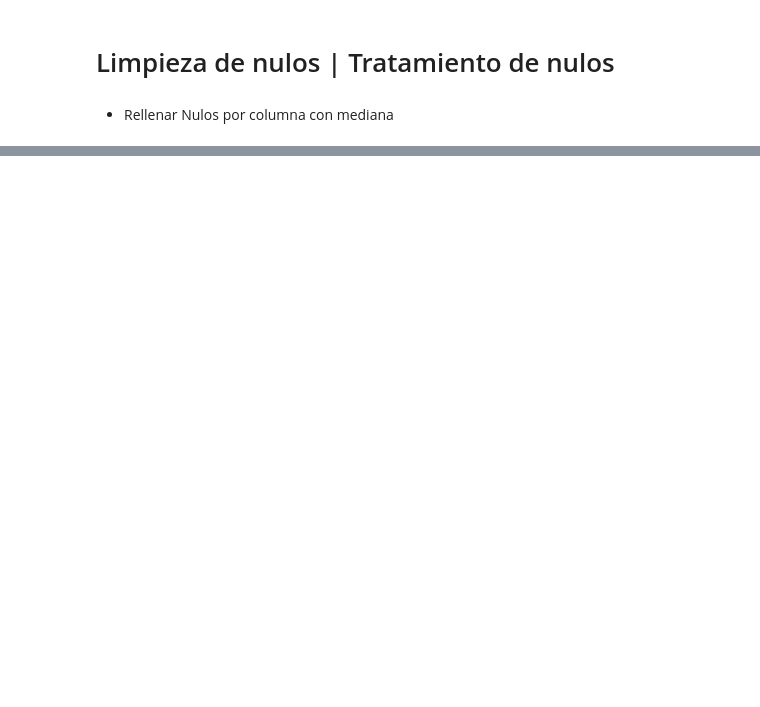
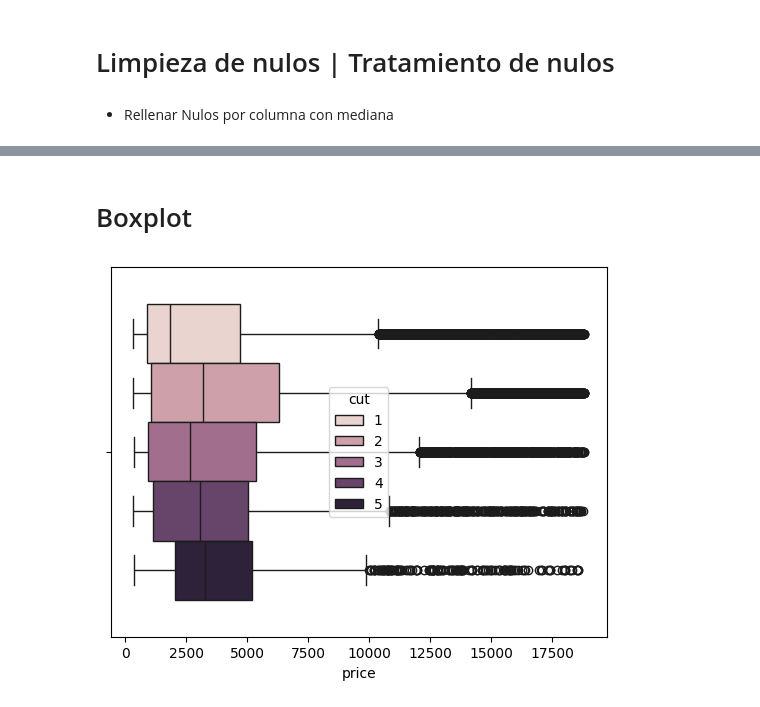
Before and after one commit to Fenix-v/MODULO3, a Jupyter notebook: datasscience/m3-Luis_Fernandez/Pandas_Seaborn.ipynb, the cells around one changed output, grey strips where cells are left out. Drawn from its saved outputs; the diff is of its cells as text; code cells hidden in the pictures; blank space fills up the shorter version.

```diff
--- a/datasscience/m3-Luis_Fernandez/Pandas_Seaborn.ipynb
+++ b/datasscience/m3-Luis_Fernandez/Pandas_Seaborn.ipynb
@@ -74,0 +476,7 @@ dtype: int64
+# %% [markdown]
+# Boxplot
+# %%
+sns.boxplot(df, x=df["price"], hue=df["cut"])
+plt.show()
+# %% [output]
+[figure, added]
```
Also changed, not shown: parts of 80 cells of this notebook, 6 other files.
